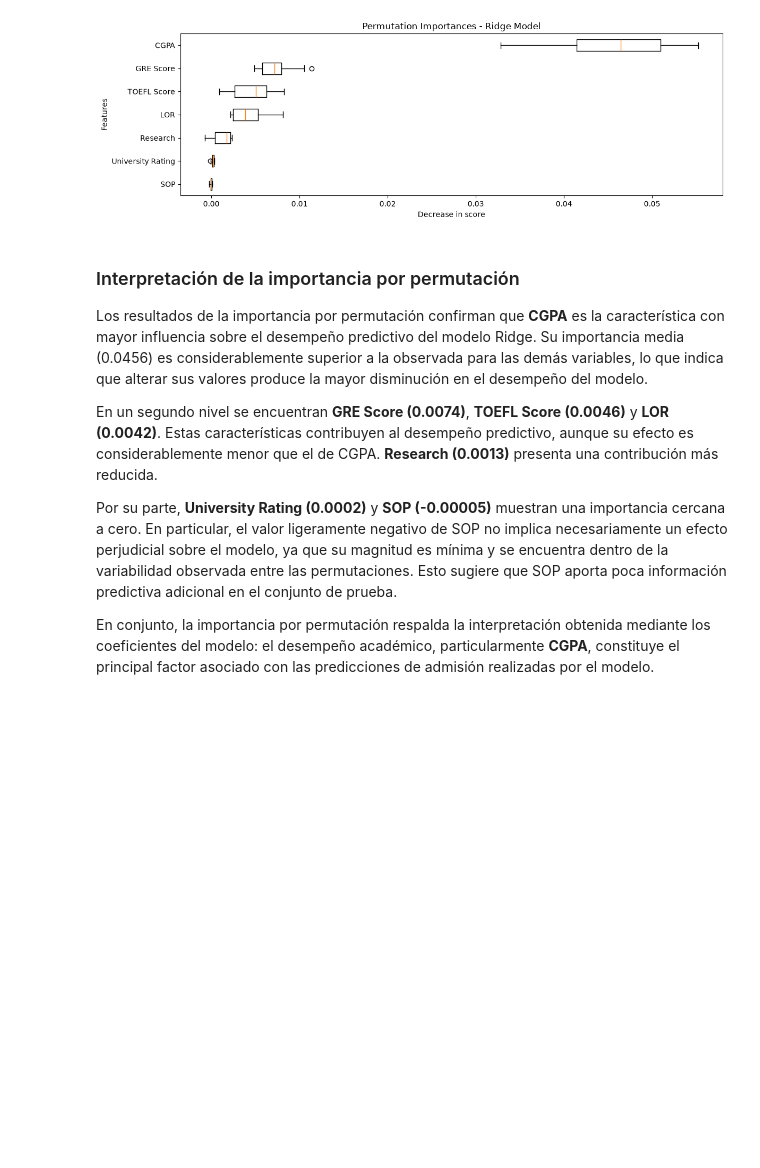
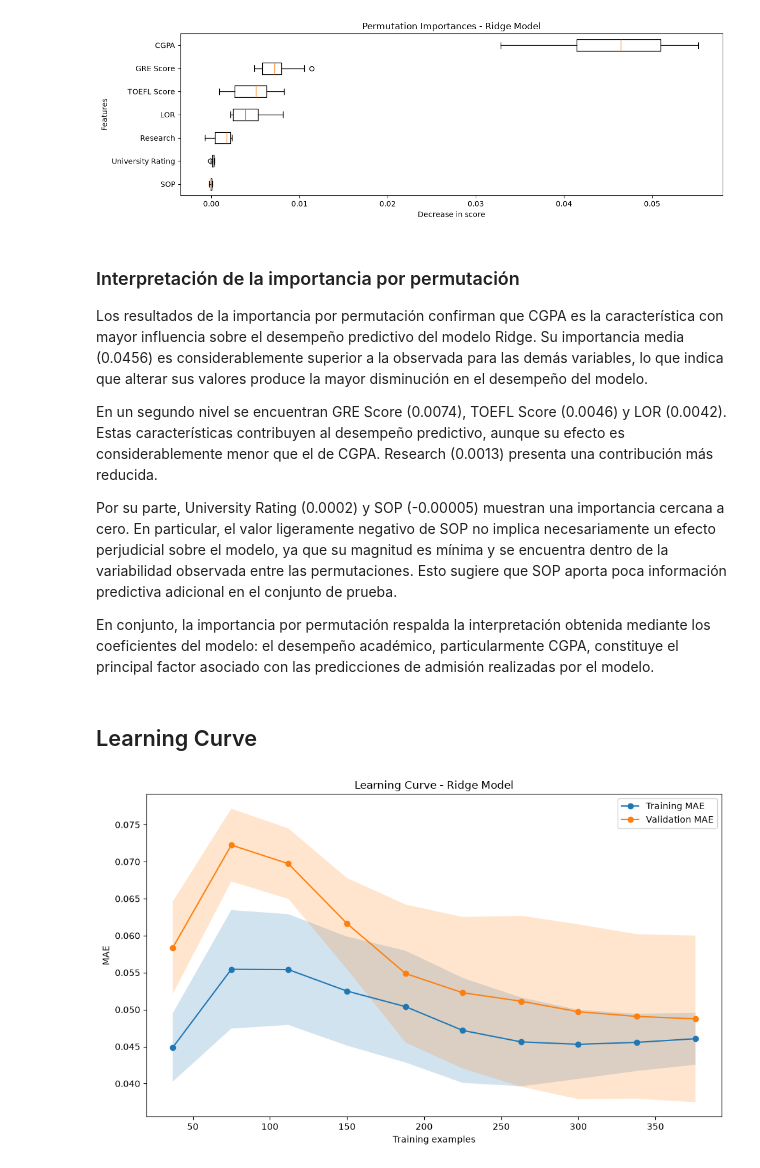
Before and after one commit to mariacamilasepulvedatorres-bit/CDP_ADMISIONES, a Jupyter notebook: notebooks/6-interpretation/07.Interpretacion_modelo_MCST_2026_08_21.ipynb, the cells around one changed output. Drawn from its saved outputs; the diff is of its cells as text; code cells hidden in the pictures; blank space fills up the shorter version.

Commit message:
docs: :memo: Análisis de aprendizaje y errores del modelo

```diff
--- a/notebooks/6-interpretation/07.Interpretacion_modelo_MCST_2026_08_21.ipynb
+++ b/notebooks/6-interpretation/07.Interpretacion_modelo_MCST_2026_08_21.ipynb
@@ -183,10 +183,71 @@ plt.show()
 # %% [markdown]
 ### Interpretación de la importancia por permutación
 
-Los resultados de la importancia por permutación confirman que **CGPA** es la característica con mayor influencia sobre el desempeño predictivo del modelo Ridge. Su importancia media (0.0456) es considerablemente superior a la observada para las demás variables, lo que indica que alterar sus valores produce la mayor disminución en el desempeño del modelo.
+Los resultados de la importancia por permutación confirman que CGPA es la característica con mayor influencia sobre el desempeño predictivo del modelo Ridge. Su importancia media (0.0456) es considerablemente superior a la observada para las demás variables, lo que indica que alterar sus valores produce la mayor disminución en el desempeño del modelo.
 
-En un segundo nivel se encuentran **GRE Score (0.0074)**, **TOEFL Score (0.0046)** y **LOR (0.0042)**. Estas características contribuyen al desempeño predictivo, aunque su efecto es considerablemente menor que el de CGPA. **Research (0.0013)** presenta una contribución más reducida.
+En un segundo nivel se encuentran GRE Score (0.0074), TOEFL Score (0.0046) y LOR (0.0042). Estas características contribuyen al desempeño predictivo, aunque su efecto es considerablemente menor que el de CGPA. Research (0.0013) presenta una contribución más reducida.
 
-Por su parte, **University Rating (0.0002)** y **SOP (-0.00005)** muestran una importancia cercana a cero. En particular, el valor ligeramente negativo de SOP no implica necesariamente un efecto perjudicial sobre el modelo, ya que su magnitud es mínima y se encuentra dentro de la variabilidad observada entre las permutaciones. Esto sugiere que SOP aporta poca información predictiva adicional en el conjunto de prueba.
+Por su parte, University Rating (0.0002) y SOP (-0.00005) muestran una importancia cercana a cero. En particular, el valor ligeramente negativo de SOP no implica necesariamente un efecto perjudicial sobre el modelo, ya que su magnitud es mínima y se encuentra dentro de la variabilidad observada entre las permutaciones. Esto sugiere que SOP aporta poca información predictiva adicional en el conjunto de prueba.
 
-En conjunto, la importancia por permutación respalda la interpretación obtenida mediante los coeficientes del modelo: el desempeño académico, particularmente **CGPA**, constituye el principal factor asociado con las predicciones de admisión realizadas por el modelo.
+En conjunto, la importancia por permutación respalda la interpretación obtenida mediante los coeficientes del modelo: el desempeño académico, particularmente CGPA, constituye el principal factor asociado con las predicciones de admisión realizadas por el modelo.
+# %% [markdown]
+## Learning Curve
+# %%
+train_sizes, train_scores, test_scores, fit_times, score_times = learning_curve(
+    admission_model,
+    X,
+    y,
+    cv=5,
+    scoring="neg_mean_absolute_error",
+    train_sizes=np.linspace(0.1, 1.0, 10),
+    n_jobs=-1,
+    return_times=True,
+)
+
+train_scores_mean = -np.mean(train_scores, axis=1)
+train_scores_std = np.std(train_scores, axis=1)
+
+test_scores_mean = -np.mean(test_scores, axis=1)
+test_scores_std = np.std(test_scores, axis=1)
+
+fit_times_mean = np.mean(fit_times, axis=1)
+fit_times_std = np.std(fit_times, axis=1)
+# %%
+plt.figure(figsize=(10, 6))
+
+plt.plot(
+    train_sizes,
+    train_scores_mean,
+    marker="o",
+    label="Training MAE",
+)
+
+plt.plot(
+    train_sizes,
+    test_scores_mean,
+    marker="o",
+    label="Validation MAE",
+)
+
+plt.fill_between(
+    train_sizes,
+    train_scores_mean - train_scores_std,
+    train_scores_mean + train_scores_std,
+    alpha=0.2,
+)
+
+plt.fill_between(
+    train_sizes,
+    test_scores_mean - test_scores_std,
+    test_scores_mean + test_scores_std,
+    alpha=0.2,
+)
+
+plt.xlabel("Training examples")
+plt.ylabel("MAE")
+plt.title("Learning Curve - Ridge Model")
+plt.legend()
+plt.tight_layout()
+plt.show()
+# %% [output]
+[figure, added]
```
Also changed, not shown: parts of 14 cells of this notebook.
